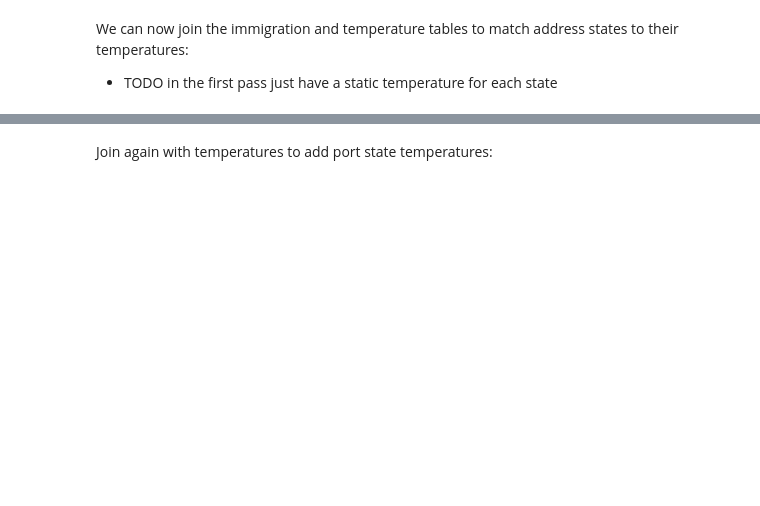
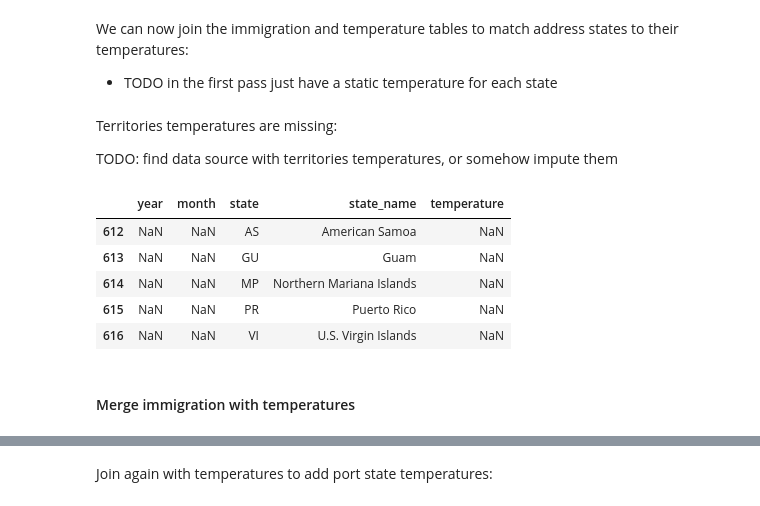
Before and after one commit to charlysl/de-capstone, a Jupyter notebook: scrap/steps/step-clean-python.ipynb, the cells around one changed output, grey strips where cells are left out. Drawn from its saved outputs; the diff is of its cells as text; code cells hidden in the pictures; blank space fills up the shorter version.

Commit message:
added TODO, temperatures missing for territories

```diff
--- a/scrap/steps/step-clean-python.ipynb
+++ b/scrap/steps/step-clean-python.ipynb
@@ -1125,6 +1125,21 @@ temperatures
 # %% [markdown]
 We can now join the immigration and temperature tables to match address states to their temperatures:
 - TODO in the first pass just have a static temperature for each state
+# %% [markdown]
+Territories temperatures are missing:
+
+TODO: find data source with territories temperatures, or somehow impute them
+# %%
+temperatures[temperatures['temperature'].isnull()]
+# %% [output]
+|  | year | month | state | state_name | temperature |
+| 612 | NaN | NaN | AS | American Samoa | NaN |
+| 613 | NaN | NaN | GU | Guam | NaN |
+| 614 | NaN | NaN | MP | Northern Mariana Islands | NaN |
+| 615 | NaN | NaN | PR | Puerto Rico | NaN |
+| 616 | NaN | NaN | VI | U.S. Virgin Islands | NaN |
+# %% [markdown]
+#### Merge immigration with temperatures
 # %%
 def merge_temperatures(df, state_col):
     return (
```
Also changed, not shown: parts of 81 cells of this notebook.
